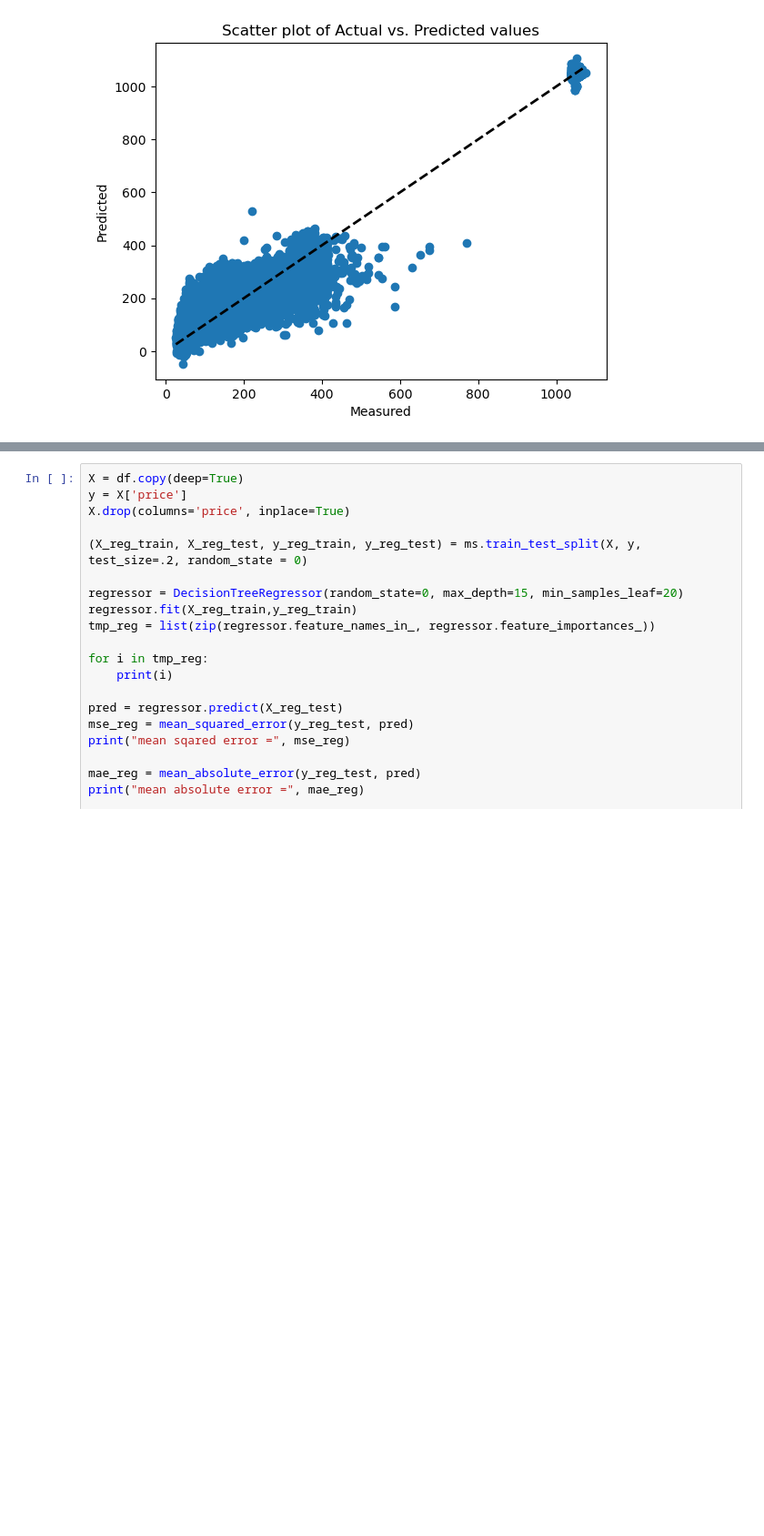
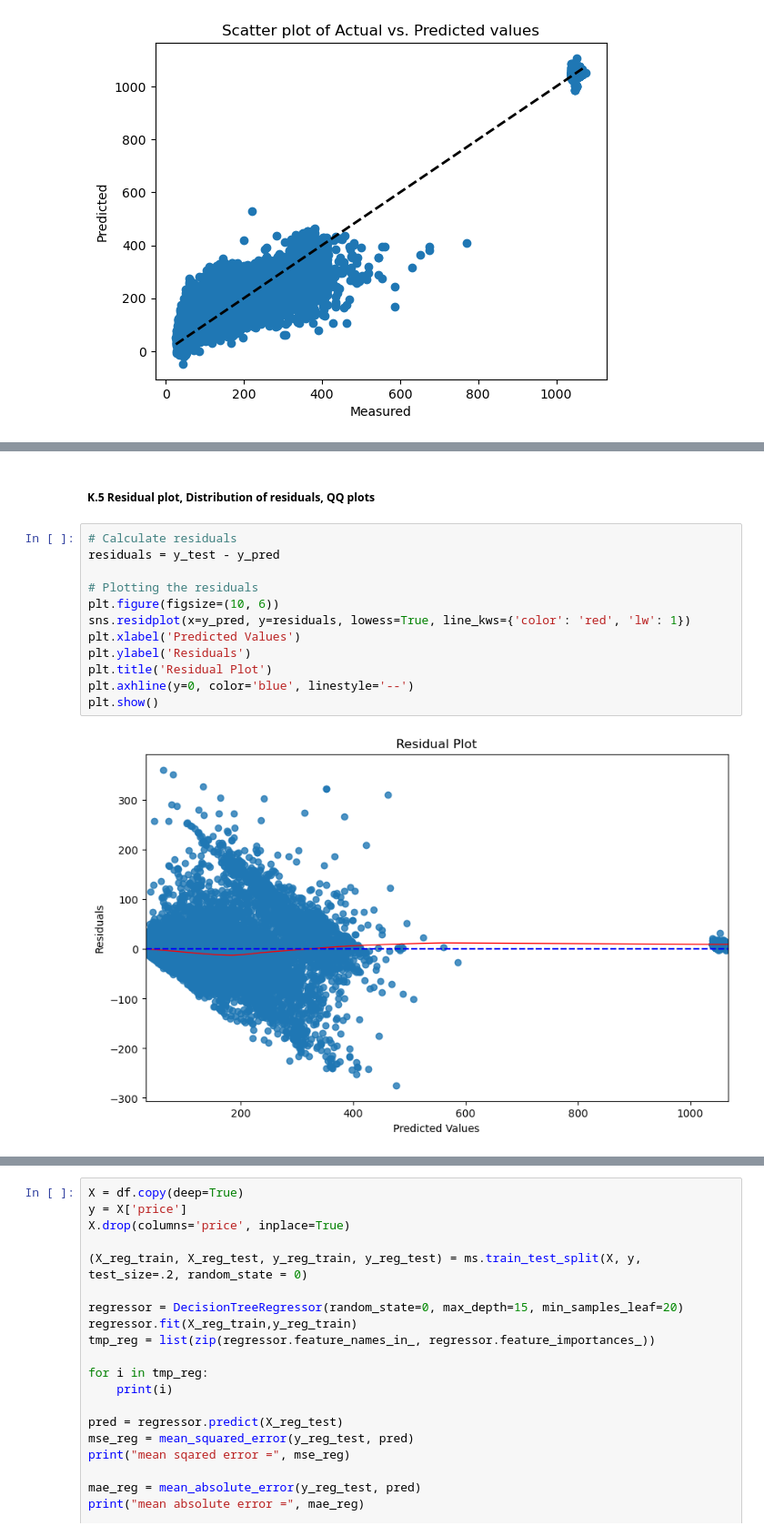
Before and after one commit to joss-thu/MLProj-GermanAirFares, a Jupyter notebook: German_Air_fares/ML_Project_AirFares.ipynb, the cells around one changed output, grey strips where cells are left out. Shown at 91% size. Cells and saved outputs as stored; diff of their text form; blank space fills up the shorter version.

```diff
--- a/German_Air_fares/ML_Project_AirFares.ipynb
+++ b/German_Air_fares/ML_Project_AirFares.ipynb
@@ -624,0 +711,16 @@ plt.show()
+# %% [markdown]
+##### K.5 Residual plot, Distribution of residuals, QQ plots
+# %%
+# Calculate residuals
+residuals = y_test - y_pred
+
+# Plotting the residuals
+plt.figure(figsize=(10, 6))
+sns.residplot(x=y_pred, y=residuals, lowess=True, line_kws={'color': 'red', 'lw': 1})
+plt.xlabel('Predicted Values')
+plt.ylabel('Residuals')
+plt.title('Residual Plot')
+plt.axhline(y=0, color='blue', linestyle='--')
+plt.show()
+# %% [output]
+[figure, added]
```
Also changed, not shown: parts of 31 cells of this notebook, 1 other file.
